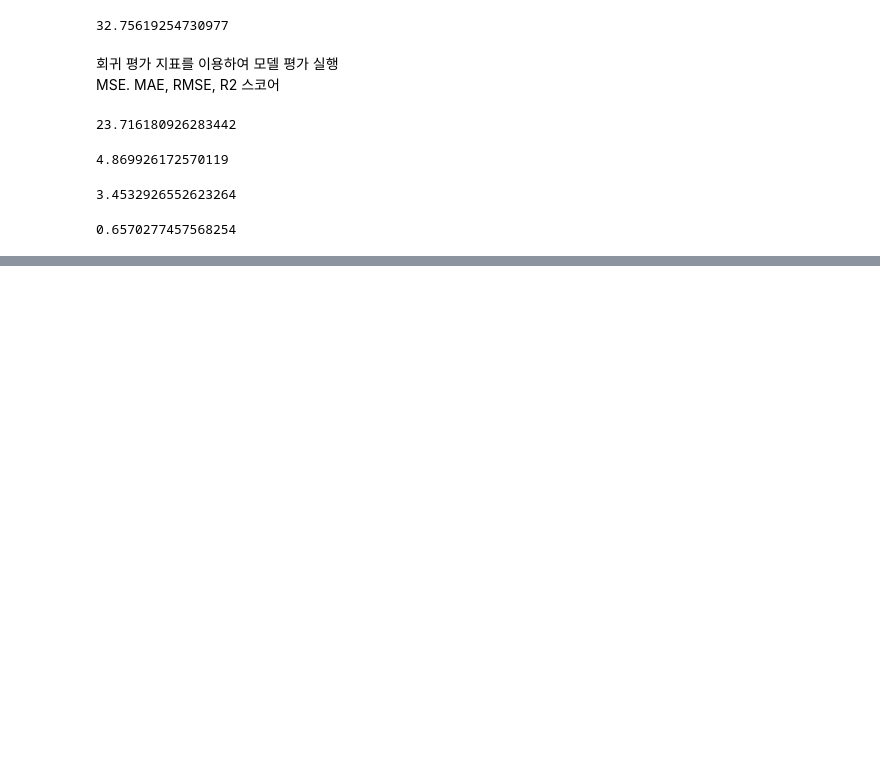
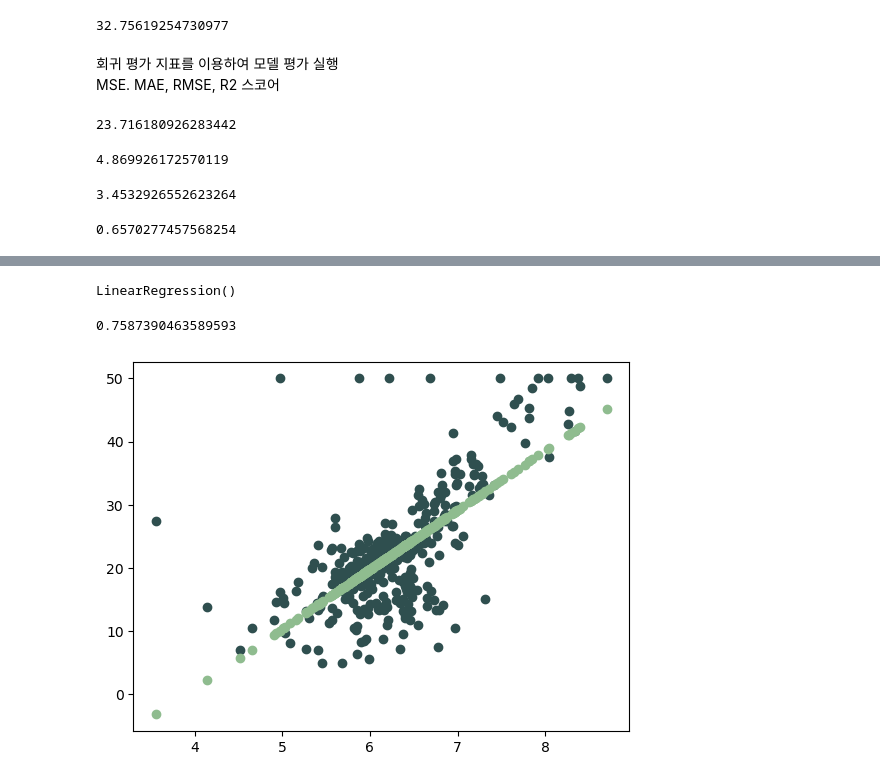
Before and after one commit to soohyun020812/SW_MachineLearning, a Jupyter notebook: 0808 ex06 선형회귀를 이용해 보스턴 주택가격 예측 실습.ipynb, the cells around one changed output, grey strips where cells are left out. Saved outputs shown, nothing was run; the diff lists cells and outputs as text; code cells hidden in the pictures; blank space fills up the shorter version.

```diff
--- a/0808 ex06 선형회귀를 이용해 보스턴 주택가격 예측 실습.ipynb
+++ b/0808 ex06 선형회귀를 이용해 보스턴 주택가격 예측 실습.ipynb
@@ -239,0 +432,36 @@ r2_score(pre, y_test)
+# %%
+# 모델 객체 생성
+
+model = LinearRegression()
+# %%
+# 모델 학습
+
+model.fit(X_train, y_train) # 이때 X_train에는 확장 된 LSTAT 컬럼 추가
+# %% [output]
+LinearRegression()
+# %%
+# 모델 평가 - score : 약 70%
+# 현재 약 5% 정도 오름
+
+model.score(X_test, y_test)
+# %% [output]
+0.7587390463589593
+# %%
+# 상관관계가 높은 데이터를 가지고 특성 확장
+# 확장 전) 먼저 RM 특성만 가지고 학습 시킨 후 예측을 어떻게 하는지 시각화
+
+# 모델 학습 (RM만 가지고 학습)
+
+model = LinearRegression()
+model.fit(X_train[["RM"]], y_train)
+
+pre = model.predict(X_train[["RM"]])
+
+# 차트 그려보기 (scatter 차트 두개 : 실제 데이터와 예측 데이터)
+
+plt.scatter(X_train["RM"], y_train, color="darkslategray") # 실제 데이터 스캐터 차트
+plt.scatter(X_train["RM"], pre, color="darkseagreen") # 예측 데이터 스캐터 차트
+
+plt.show()
+# %% [output]
+[figure, added]
```
Also changed, not shown: parts of 55 cells of this notebook, 1 other file.
